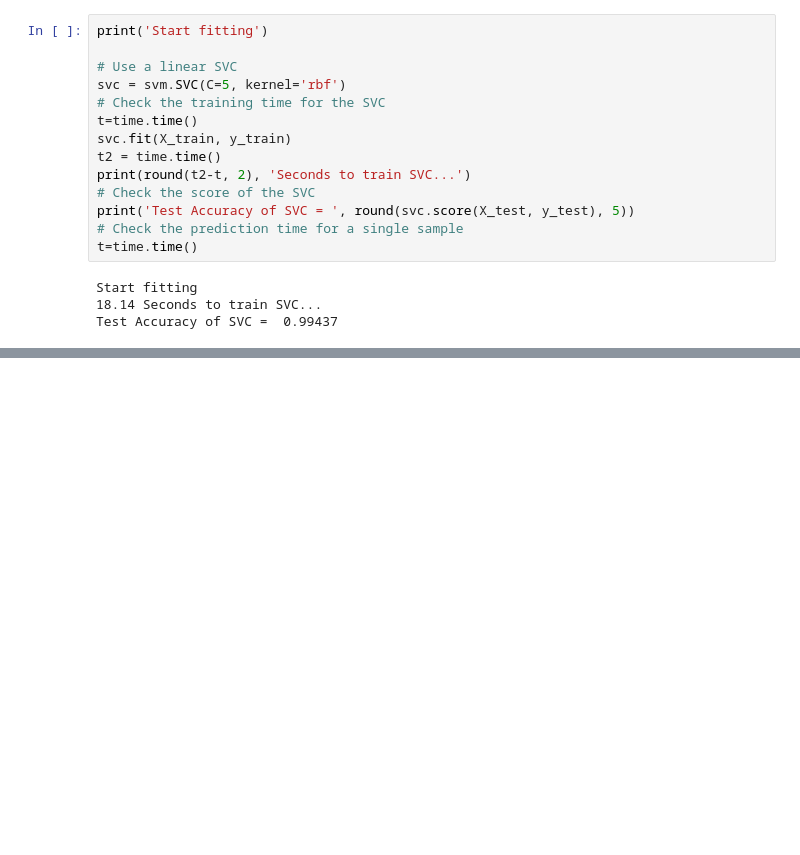
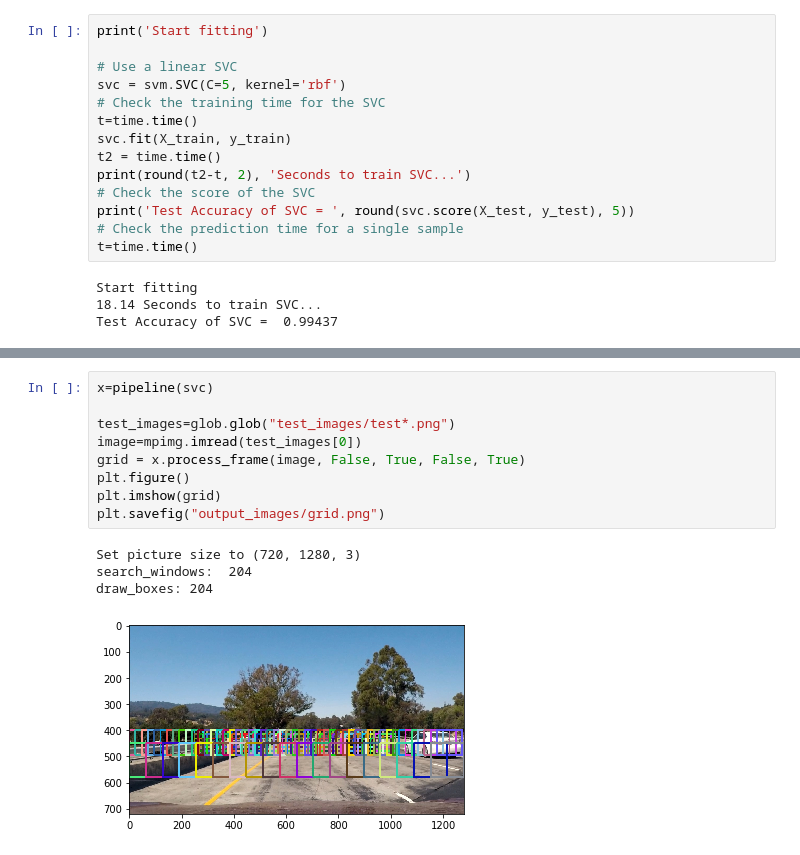
Before and after one commit to jensakut/CarND-Vehicle-Detection, a Jupyter notebook: Vehicle_Detection_project.ipynb, the cells around one changed output, grey strips where cells are left out. Saved outputs shown, nothing was run; the diff lists cells and outputs as text; blank space fills up the shorter version.

```diff
--- a/Vehicle_Detection_project.ipynb
+++ b/Vehicle_Detection_project.ipynb
@@ -547,6 +555,20 @@ class pipeline:
         frame = frame.astype(np.float32)/255
         #scale back to be displayed correctly
         return self.process_frame(frame, False, False, False )*255
+# %%
+x=pipeline(svc)
+
+test_images=glob.glob("test_images/test*.png")
+image=mpimg.imread(test_images[0])
+grid = x.process_frame(image, False, True, False, True)
+plt.figure()
+plt.imshow(grid)
+plt.savefig("output_images/grid.png")
+# %% [output]
+Set picture size to (720, 1280, 3)
+search_windows:  204
+draw_boxes: 204
+[figure, added]
 # %%
 x=pipeline(svc)
 
```
Also changed, not shown: parts of 6 cells of this notebook, 10 other files.
